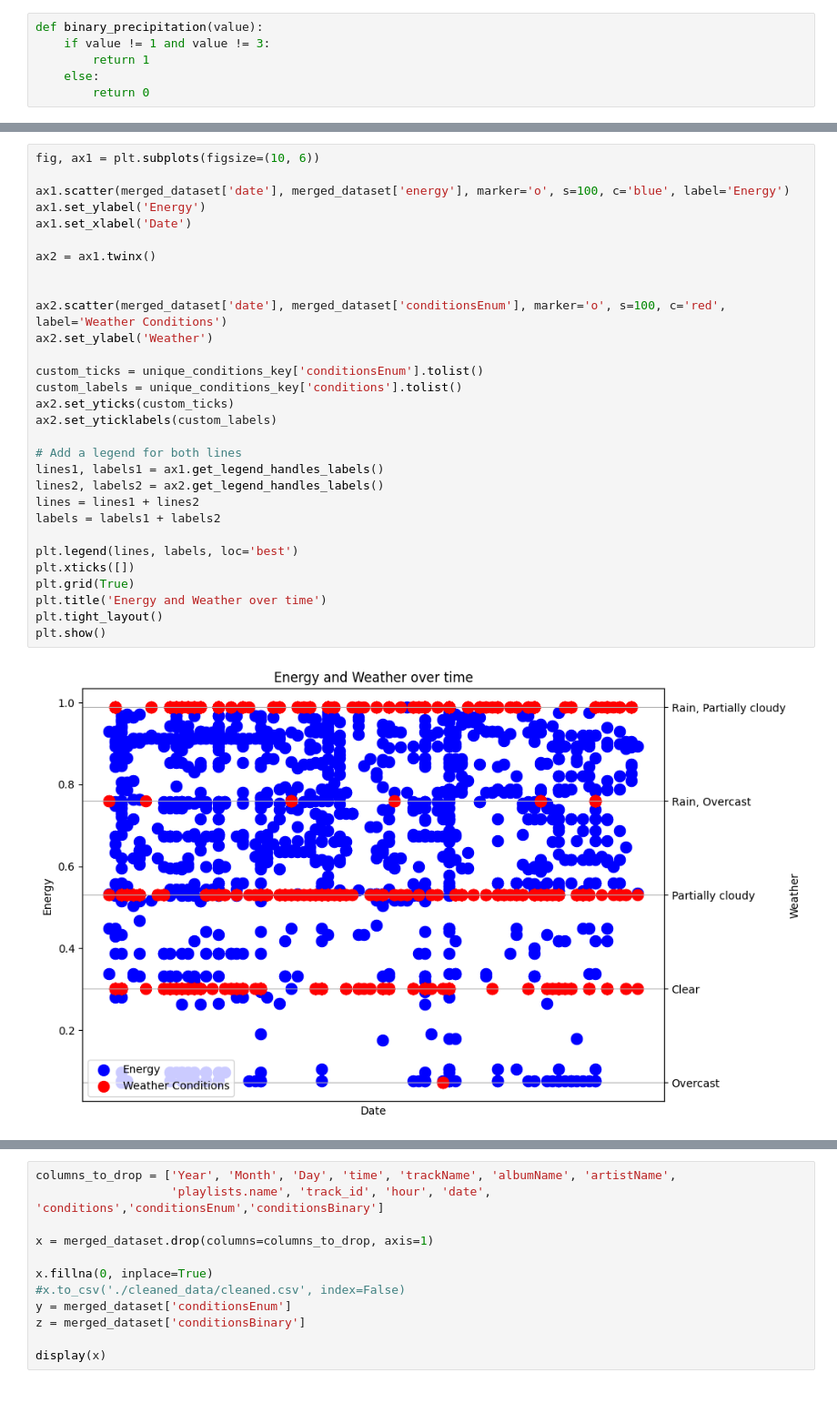
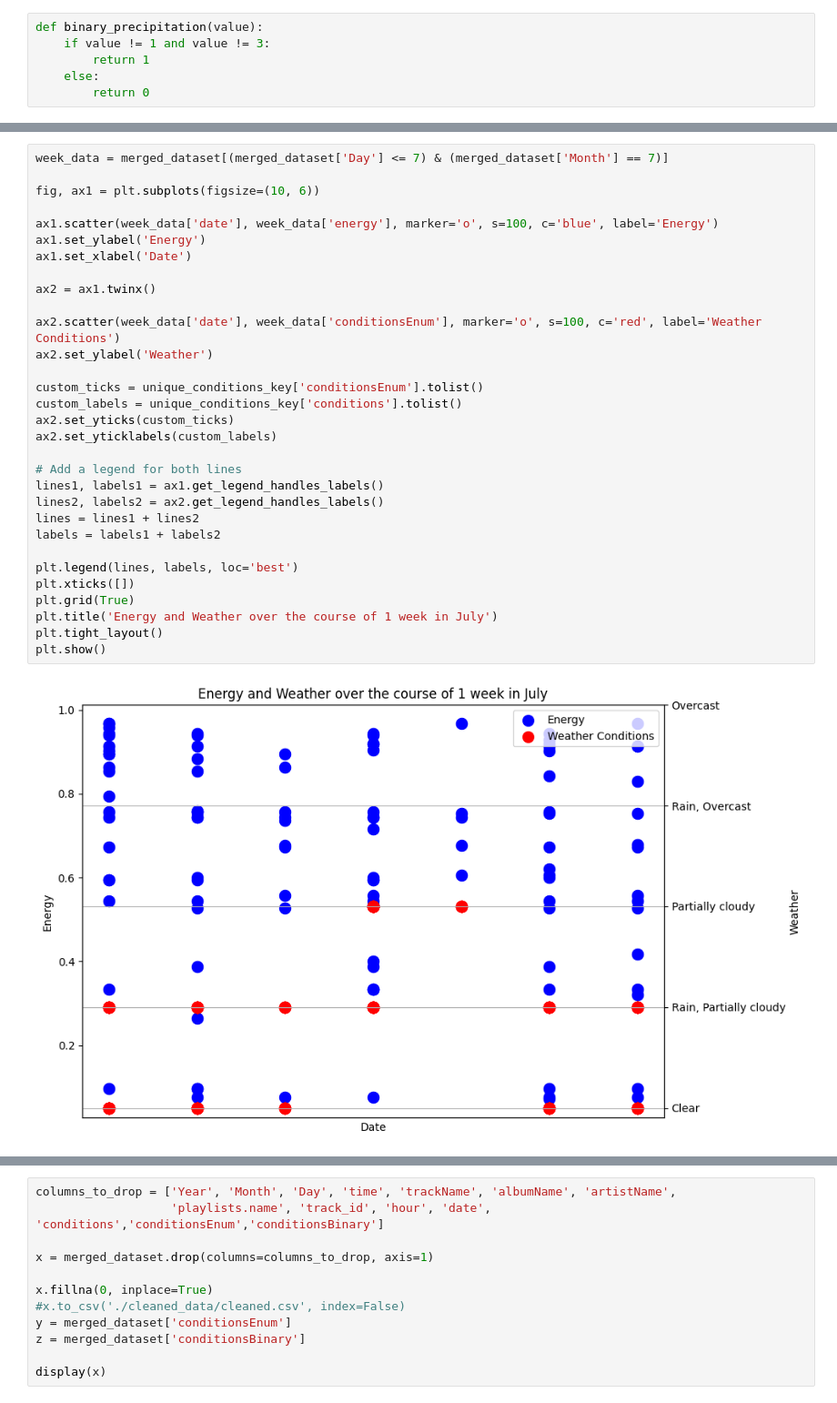
Before and after one commit to GU-Student-Projects/CPSC222, a Jupyter notebook: Final Project/final_project.ipynb, the cells around one changed output, grey strips where cells are left out. Shown at 91% size. Cells and saved outputs as stored; diff of their text form.

```diff
--- a/Final Project/final_project.ipynb
+++ b/Final Project/final_project.ipynb
@@ -132,32 +149,33 @@ The 2x2 grid above compares several critical datapoints with respect to time. Th
 # %%
+week_data = merged_dataset[(merged_dataset['Day'] <= 7) & (merged_dataset['Month'] == 7)]
+
 fig, ax1 = plt.subplots(figsize=(10, 6))
 
-ax1.scatter(merged_dataset['date'], merged_dataset['energy'], marker='o', s=100, c='blue', label='Energy')
+ax1.scatter(week_data['date'], week_data['energy'], marker='o', s=100, c='blue', label='Energy')
 ax1.set_ylabel('Energy')
 ax1.set_xlabel('Date')
 
 ax2 = ax1.twinx()
 
-
-ax2.scatter(merged_dataset['date'], merged_dataset['conditionsEnum'], marker='o', s=100, c='red', label='Weather Conditions')
+ax2.scatter(week_data['date'], week_data['conditionsEnum'], marker='o', s=100, c='red', label='Weather Conditions')
 ax2.set_ylabel('Weather')
 
 custom_ticks = unique_conditions_key['conditionsEnum'].tolist()
 custom_labels = unique_conditions_key['conditions'].tolist()
 ax2.set_yticks(custom_ticks)
 ax2.set_yticklabels(custom_labels)
 
 # Add a legend for both lines
 lines1, labels1 = ax1.get_legend_handles_labels()
 lines2, labels2 = ax2.get_legend_handles_labels()
 lines = lines1 + lines2
 labels = labels1 + labels2
 
 plt.legend(lines, labels, loc='best')
 plt.xticks([])
 plt.grid(True)
-plt.title('Energy and Weather over time')
+plt.title('Energy and Weather over the course of 1 week in July')
 plt.tight_layout()
 plt.show()
 # %% [output]
-[figure, old version]
+[figure, new version]
```
Also changed, not shown: parts of 30 cells of this notebook.
